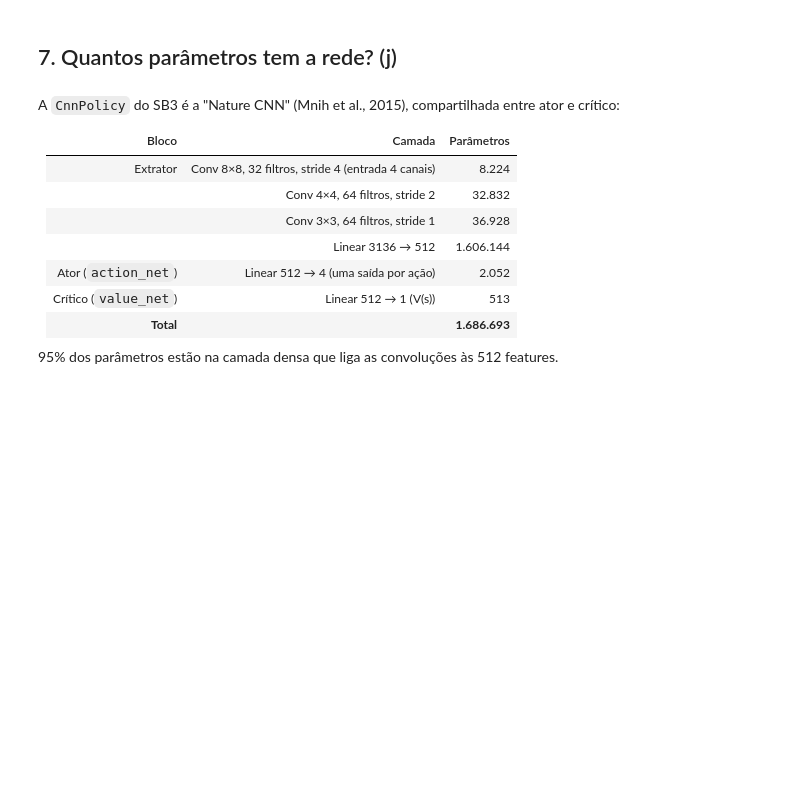
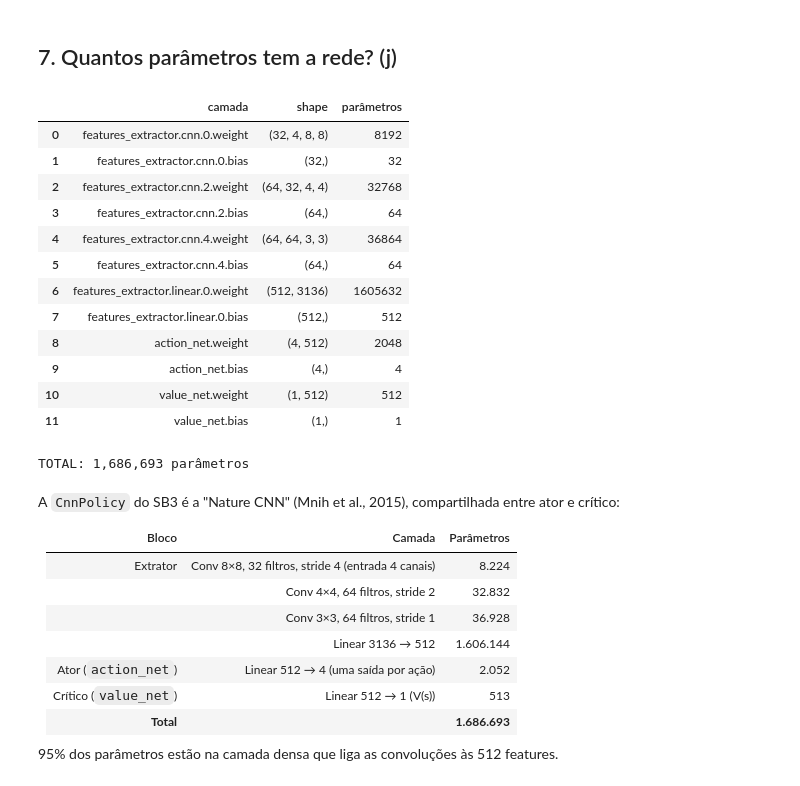
Before and after one commit to vnevesl/rl-breakout-ppo, a Jupyter notebook: notebooks/breakout_ppo.ipynb, the cells around one changed output. Saved outputs shown, nothing was run; the diff lists cells and outputs as text; code cells hidden in the pictures; blank space fills up the shorter version.

```diff
--- a/notebooks/breakout_ppo.ipynb
+++ b/notebooks/breakout_ppo.ipynb
@@ -35,5 +35,9 @@ else:  # local: o notebook fica em notebooks/
         os.chdir("..")
 sys.path.insert(0, str(Path("src").resolve()))
 ROOT = Path.cwd()
-RUN = ROOT / "runs" / "ppo_breakout"
-print("Raiz do projeto:", ROOT)
+RUN = ROOT / "runs" / "ppo_breakout"            # artefatos do treino (local, fora do git)
+RESULTS = ROOT / "reports" / "results"            # resultados versionados
+MODEL = RUN / "best_model" / "best_model.zip"
+if not MODEL.exists():                            # ex.: no Colab, usa o modelo versionado
+    MODEL = ROOT / "reports" / "models" / "best_model.zip"
+print("Raiz do projeto:", ROOT, "| modelo:", MODEL.relative_to(ROOT))
@@ -205,16 +284,31 @@ raquete de forma consistente.
 # %%
 from stable_baselines3 import PPO
 from breakout_rl.model_info import summarize
 
-model_path = RUN / "best_model" / "best_model.zip"
+model_path = MODEL
 if model_path.exists():
     policy = PPO.load(model_path, device="cpu").policy
 else:
     from breakout_rl.model_info import _fresh_policy
     policy = _fresh_policy()
 s = summarize(policy)
 display(pd.DataFrame(s["layers"], columns=["camada", "shape", "parâmetros"]))
 print(f"TOTAL: {s['total']:,} parâmetros")
+# %% [output]
+|  | camada | shape | parâmetros |
+| 0 | features_extractor.cnn.0.weight | (32, 4, 8, 8) | 8192 |
+| 1 | features_extractor.cnn.0.bias | (32,) | 32 |
+| 2 | features_extractor.cnn.2.weight | (64, 32, 4, 4) | 32768 |
+| 3 | features_extractor.cnn.2.bias | (64,) | 64 |
+| 4 | features_extractor.cnn.4.weight | (64, 64, 3, 3) | 36864 |
+| 5 | features_extractor.cnn.4.bias | (64,) | 64 |
+| 6 | features_extractor.linear.0.weight | (512, 3136) | 1605632 |
+| 7 | features_extractor.linear.0.bias | (512,) | 512 |
+| 8 | action_net.weight | (4, 512) | 2048 |
+| 9 | action_net.bias | (4,) | 4 |
+| 10 | value_net.weight | (1, 512) | 512 |
+| 11 | value_net.bias | (1,) | 1 |
+TOTAL: 1,686,693 parâmetros
 # %% [markdown]
 A `CnnPolicy` do SB3 é a "Nature CNN" (Mnih et al., 2015), compartilhada entre ator e crítico:
 
```
Also changed, not shown: parts of 23 cells of this notebook, 12 other files.
